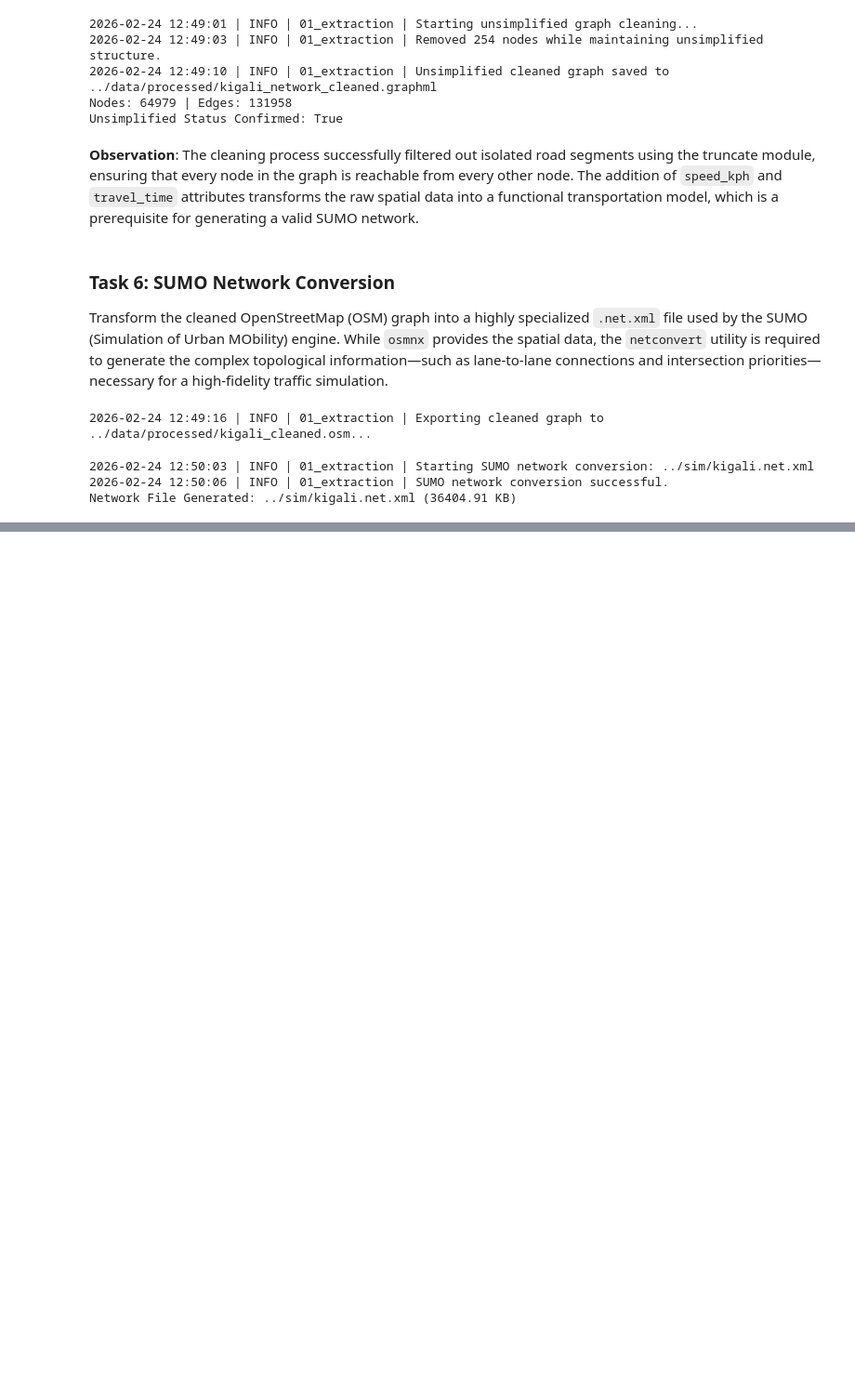
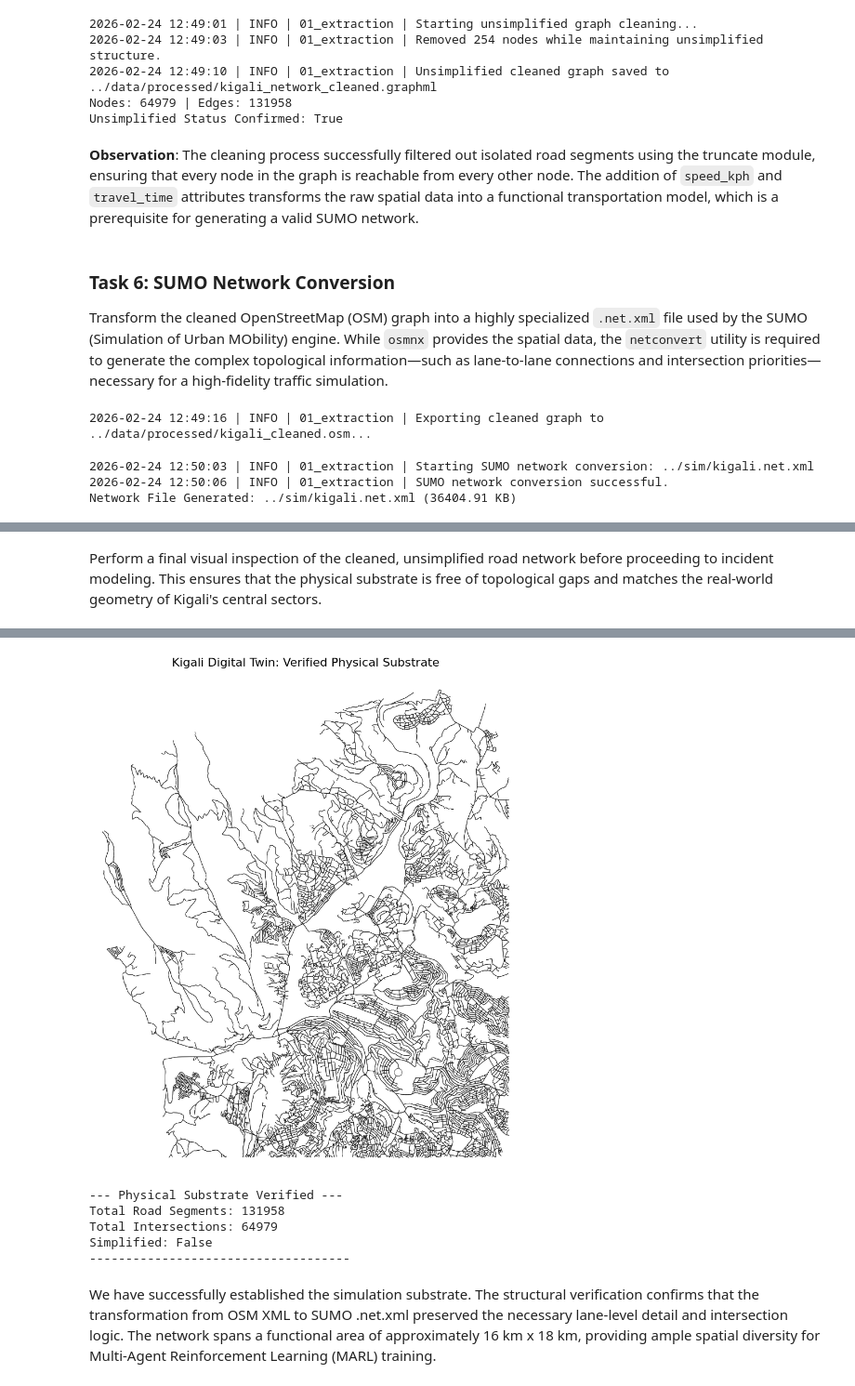
Before and after one commit to Christianib003/kigali-ems-pipeline-optimization, a Jupyter notebook: notebooks/01_data_extraction.ipynb, the cells around one changed output, grey strips where cells are left out. Shown at 93% size. Cells and saved outputs as stored; diff of their text form; code cells hidden in the pictures; blank space fills up the shorter version.

Commit message:
visualize and confirm the cleaned road network

```diff
--- a/notebooks/01_data_extraction.ipynb
+++ b/notebooks/01_data_extraction.ipynb
@@ -219,0 +273,31 @@ Network File Generated: ../sim/kigali.net.xml (36404.91 KB)
+# %% [markdown]
+Perform a final visual inspection of the cleaned, unsimplified road network before proceeding to incident modeling. This ensures that the physical substrate is free of topological gaps and matches the real-world geometry of Kigali's central sectors.
+# %%
+# 1. Verification of the cleaned, unsimplified graph
+# This is the exact representation of the logic inside kigali.net.xml
+logger.info("Generating notebook-level visual verification...")
+
+# 2. Plotting with high contrast for inspection
+fig, ax = ox.plot_graph(
+    G_cleaned,
+    node_size=0,
+    edge_color="#1a1a1a",
+    edge_linewidth=0.6,
+    bgcolor="white",
+    figsize=(12, 12),
+    show=False,
+    close=False
+)
+
+# 3. Add titles and grid for spatial context
+ax.set_title("Kigali Digital Twin: Verified Physical Substrate", fontsize=16, pad=20)
+plt.grid(True, linestyle='--', alpha=0.3)
+plt.show()
+
+# 4. Final Metadata Confirmation
+print(f"--- Physical Substrate Verified ---")
+print(f"Total Road Segments: {len(G_cleaned.edges)}")
+print(f"Total Intersections: {len(G_cleaned.nodes)}")
+print(f"Simplified: {G_cleaned.graph.get('simplified', False)}")
+print(f"------------------------------------")
+# %% [output]
@@ -219,0 +305,8 @@ Network File Generated: ../sim/kigali.net.xml (36404.91 KB)
+[figure, added]
+--- Physical Substrate Verified ---
+Total Road Segments: 131958
+Total Intersections: 64979
+Simplified: False
+------------------------------------
+# %% [markdown]
+We have successfully established the simulation substrate. The structural verification confirms that the transformation from OSM XML to SUMO .net.xml preserved the necessary lane-level detail and intersection logic. The network spans a functional area of approximately 16 km x 18 km, providing ample spatial diversity for Multi-Agent Reinforcement Learning (MARL) training.
```
Also changed, not shown: parts of 4 cells of this notebook.
